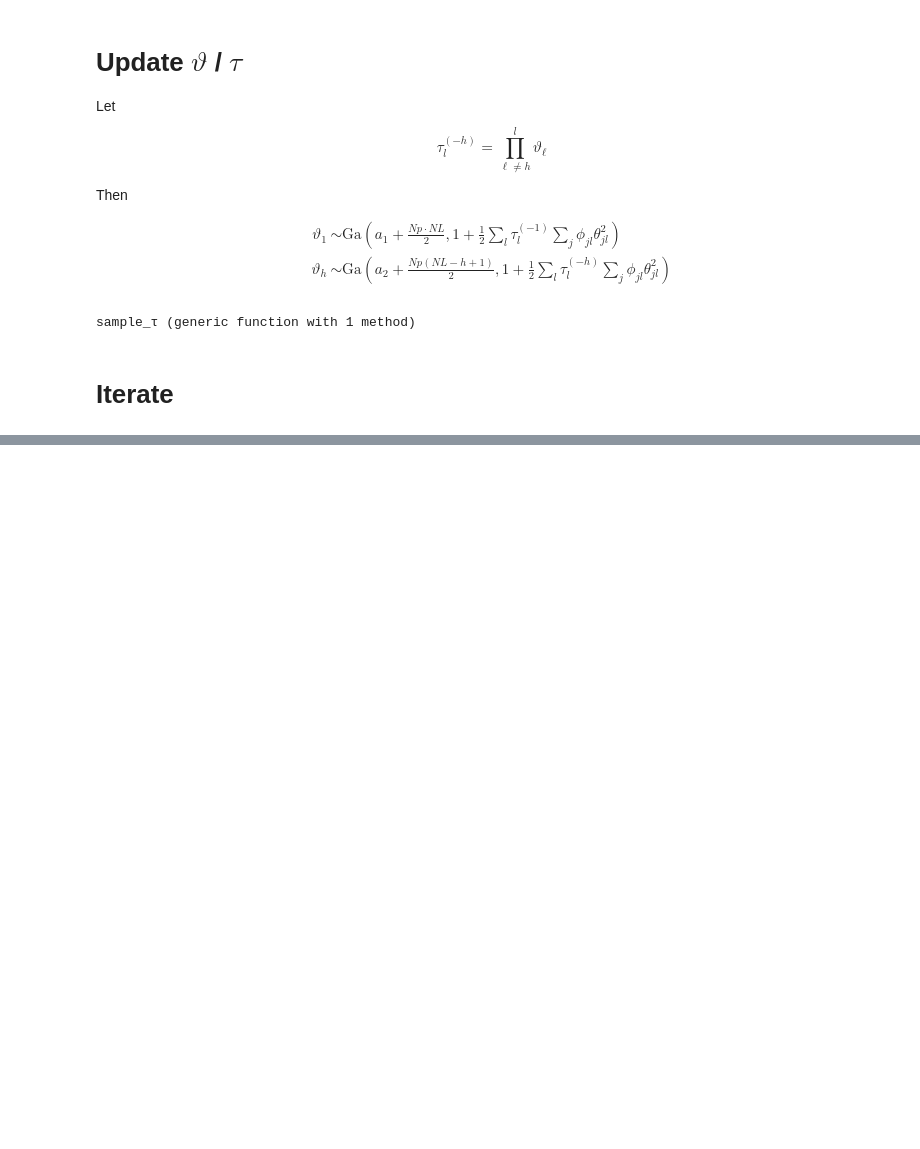
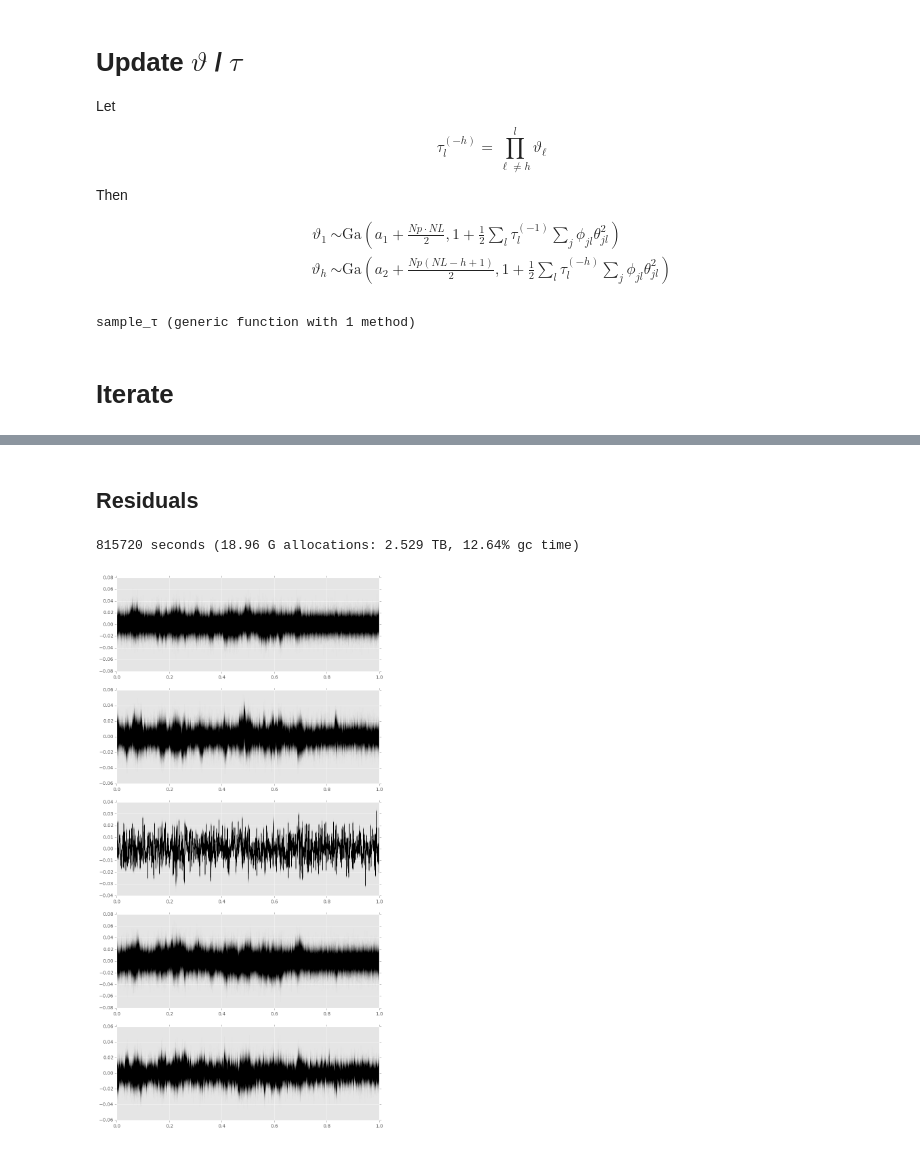
Before and after one commit to jmxpearson/laf, a Jupyter notebook: julia_labcr_integration_test.ipynb, the cells around one changed output, grey strips where cells are left out. Cells and saved outputs as stored; diff of their text form; code cells hidden in the pictures; blank space fills up the shorter version.

```diff
--- a/julia_labcr_integration_test.ipynb
+++ b/julia_labcr_integration_test.ipynb
@@ -428,0 +416,15 @@ plot(squeeze(ψ_mat[2, :, :], 1));
+# %% [markdown]
+## Residuals
+# %%
+figure(figsize=(10, 20))
+
+for idx in 1:Np
+    subplot(Np, 1, idx)
+    for ss = burn:thin:Niter
+        plot(tobs, slice(y, idx, :) - slice(yhat, idx, :, ss), color="black", alpha=trans)
+    end
+    xlim(tobs[1], tobs[end])
+end
+# %% [output]
+815720 seconds (18.96 G allocations: 2.529 TB, 12.64% gc time)
+[figure, added]
```
Also changed, not shown: parts of 31 cells of this notebook, 1 other file.
